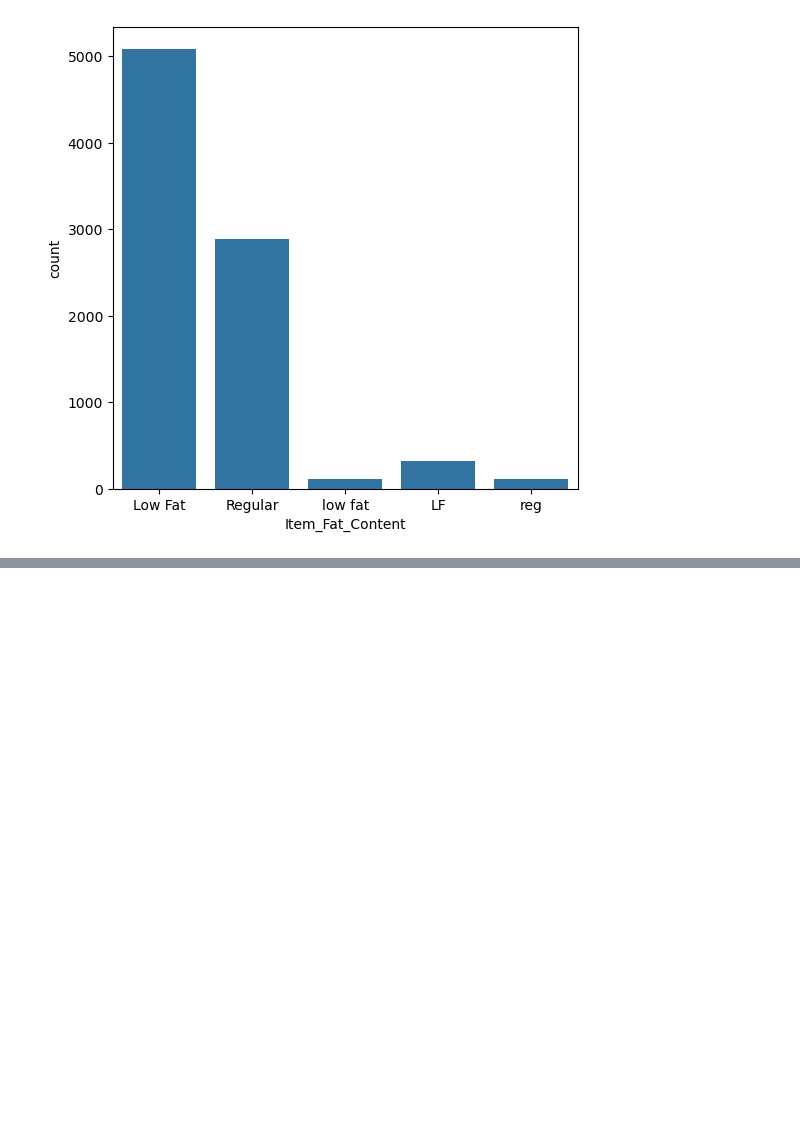
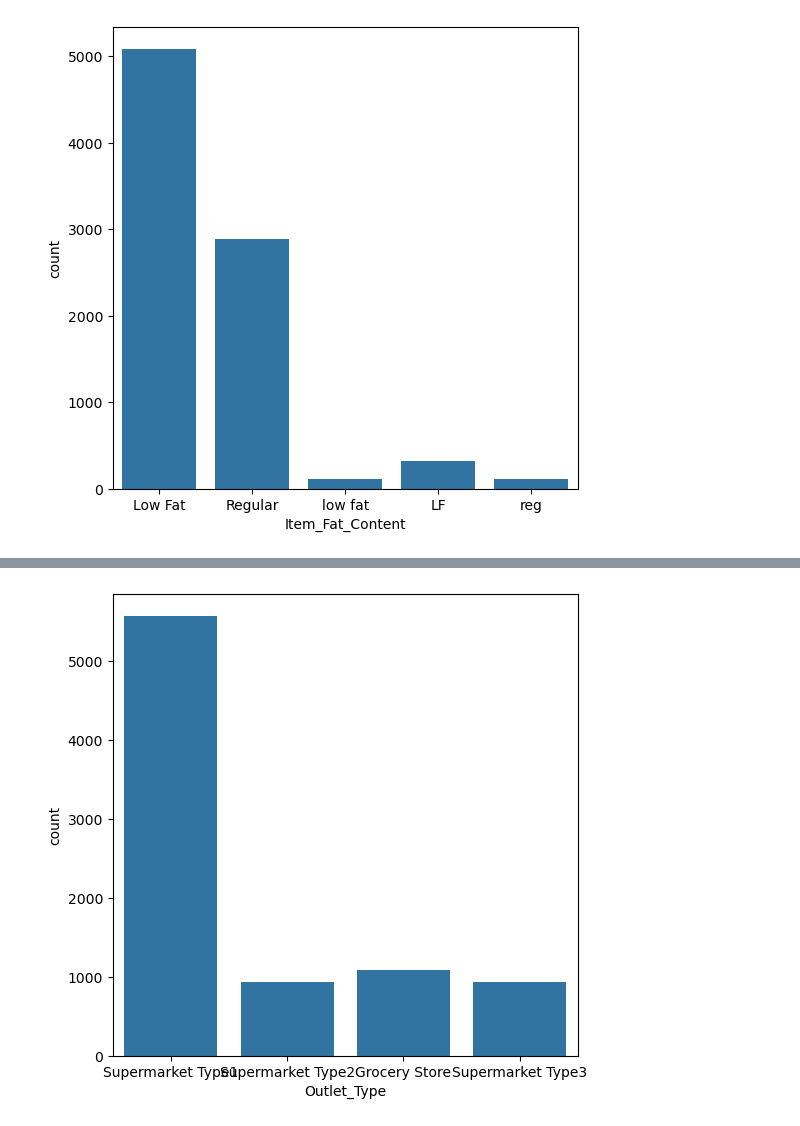
Before and after one commit to manasasuresh-25/codomax_Task5, a Jupyter notebook: model.ipynb, the cells around one changed output, grey strips where cells are left out. Saved outputs shown, nothing was run; the diff lists cells and outputs as text; code cells hidden in the pictures; blank space fills up the shorter version.

```diff
--- a/model.ipynb
+++ b/model.ipynb
@@ -200,0 +215,7 @@ plt.show()
+# %%
+#data distribution for item_weight col
+plt.figure(figsize=(6,6))
+sns.countplot(x = data['Outlet_Type'], data=data)
+plt.show()
+# %% [output]
+[figure, added]
```
Also changed, not shown: parts of 27 cells of this notebook.
